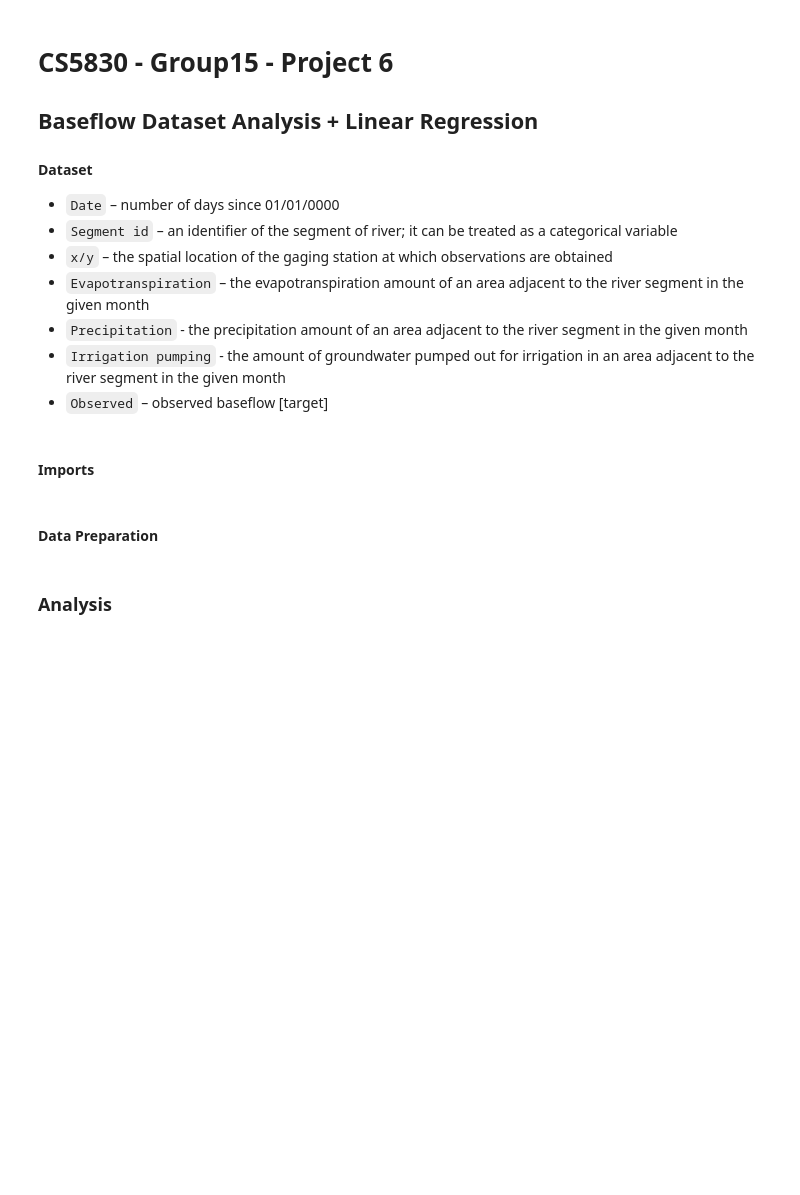
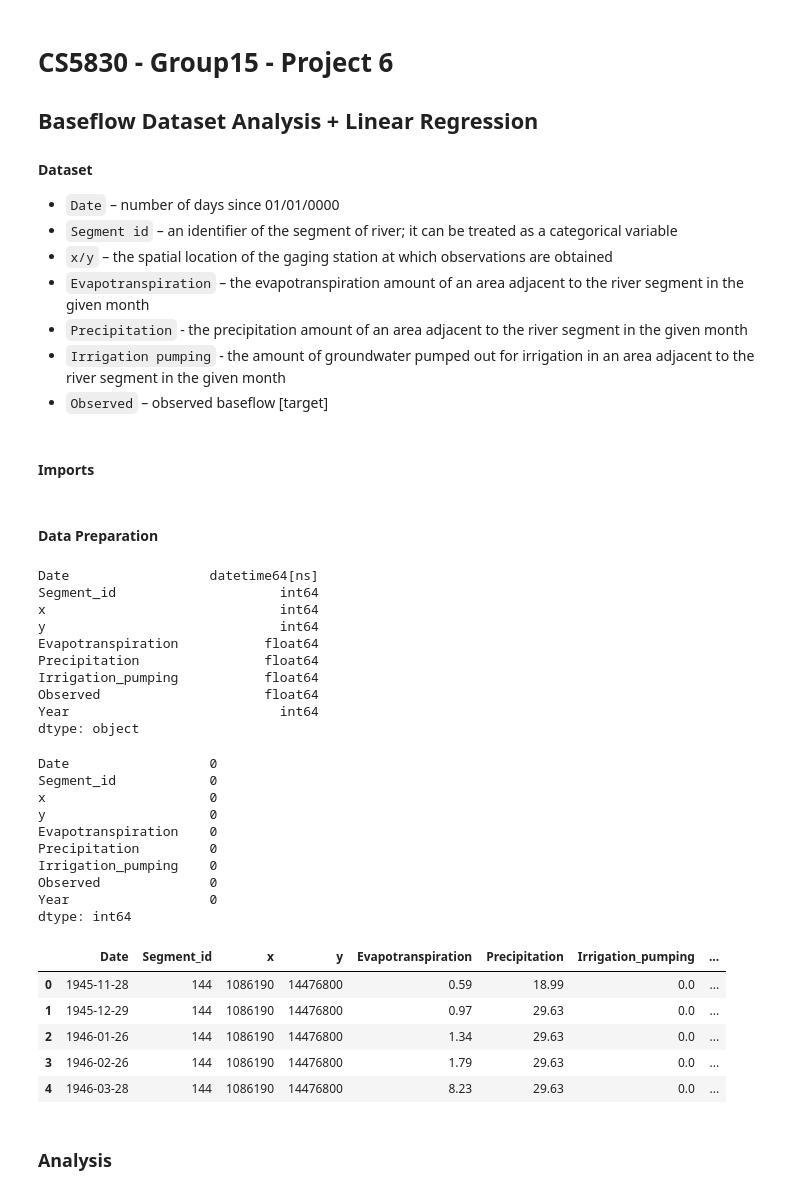
Before and after one commit to jakepper/CS5830-Group15-Project6, a Jupyter notebook: project6.ipynb, the cells around one changed output. Saved outputs shown, nothing was run; the diff lists cells and outputs as text; code cells hidden in the pictures; blank space fills up the shorter version.

```diff
--- a/project6.ipynb
+++ b/project6.ipynb
@@ -38,3 +38,45 @@ df.info()
+# %%
+import pandas as pd
+
+# load the dataset into a pandas dataframe
+df = pd.read_csv("RRCA.csv")
+
+# convert the "Date" column to date dtype
+df['Date'] = pd.to_datetime(df['Date'])
+df['Year'] = df['Date'].dt.year
+
+# check the dtypes of the dataframe
+print(df.dtypes)
+df=df.dropna()
+display(df.isnull().sum())
+df.head()
+# %% [output]
+Date                  datetime64[ns]
+Segment_id                     int64
+x                              int64
+y                              int64
+Evapotranspiration           float64
+Precipitation                float64
+Irrigation_pumping           float64
+Observed                     float64
+Year                           int64
+dtype: object
+Date                  0
+Segment_id            0
+x                     0
+y                     0
+Evapotranspiration    0
+Precipitation         0
+Irrigation_pumping    0
+Observed              0
+Year                  0
+dtype: int64
+|  | Date | Segment_id | x | y | Evapotranspiration | Precipitation | Irrigation_pumping | ... |
+| 0 | 1945-11-28 | 144 | 1086190 | 14476800 | 0.59 | 18.99 | 0.0 | ... |
+| 1 | 1945-12-29 | 144 | 1086190 | 14476800 | 0.97 | 29.63 | 0.0 | ... |
+| 2 | 1946-01-26 | 144 | 1086190 | 14476800 | 1.34 | 29.63 | 0.0 | ... |
+| 3 | 1946-02-26 | 144 | 1086190 | 14476800 | 1.79 | 29.63 | 0.0 | ... |
+| 4 | 1946-03-28 | 144 | 1086190 | 14476800 | 8.23 | 29.63 | 0.0 | ... |
 # %% [markdown]
 ### Analysis
 # %%
```
Also changed, not shown: parts of 4 cells of this notebook.
